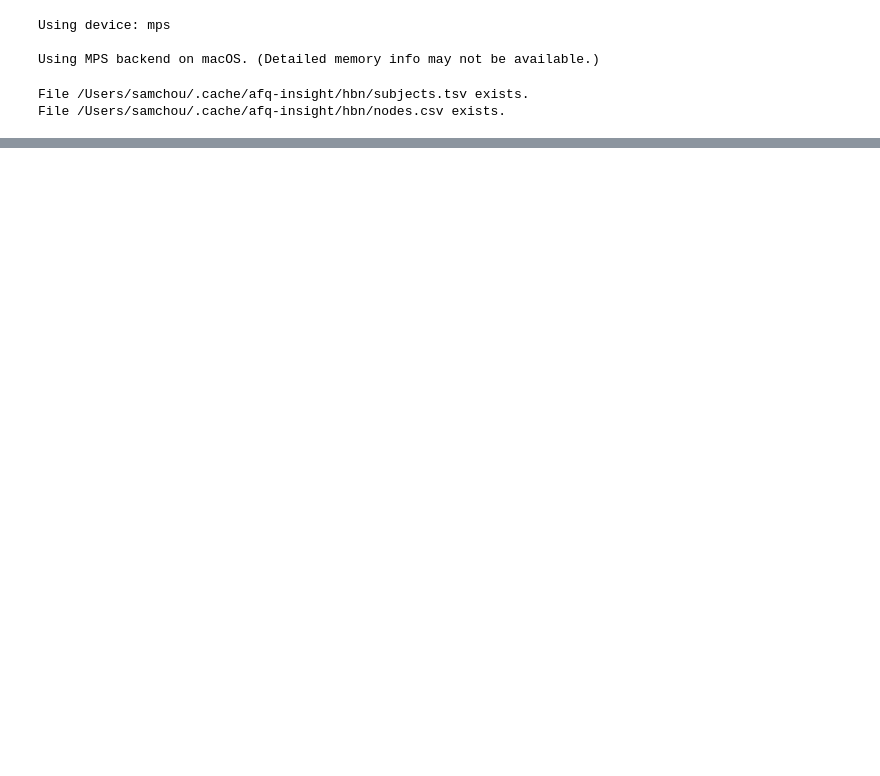
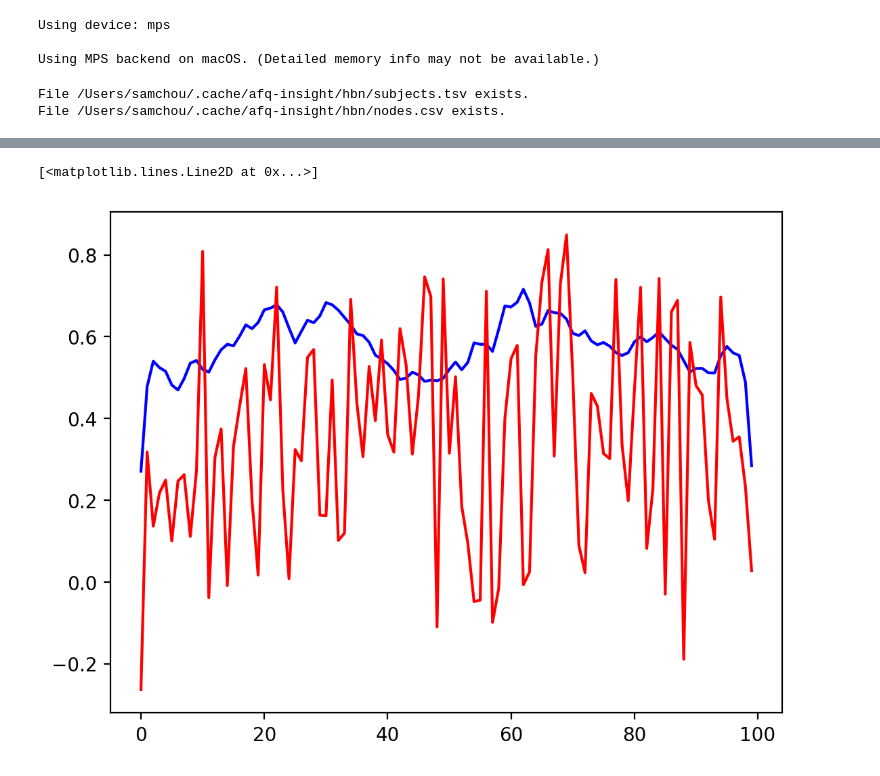
Before and after one commit to EntropyChicken/Asa-Jats-Task-Vectors-On-AFQ-Insight, a Jupyter notebook: FC_AE_Experiments/Variational/first tract data/fc_combined_experiment.ipynb, the cells around one changed output, grey strips where cells are left out. Drawn from its saved outputs; the diff is of its cells as text; code cells hidden in the pictures; blank space fills up the shorter version.

```diff
--- a/FC_AE_Experiments/Variational/first tract data/fc_combined_experiment.ipynb
+++ b/FC_AE_Experiments/Variational/first tract data/fc_combined_experiment.ipynb
@@ -138,0 +138,16 @@ Latent Dim: 100, Dropout: 0.5
+# %%
+#selecting the model with 64 latent dimensions, 0.1 dropout
+sample = first_tract_test_loader.dataset[0][0][0:1].unsqueeze(0).to(device)
+output = models[16, 0.1](sample)
+
+# Assuming the first element of the tuple is the reconstruction:
+reconstructed = output[0]
+
+orig = sample.cpu().detach().numpy()
+recon = reconstructed.cpu().detach().numpy()
+
+plt.plot(orig.flatten()[0:100], color='blue', label='Original')
+plt.plot(recon.flatten()[0:100], color='red', label='Reconstructed')
+# %% [output]
+[<matplotlib.lines.Line2D at 0x...>]
+[figure, added]
```
Also changed, not shown: parts of 2 cells of this notebook, 9 other files.
